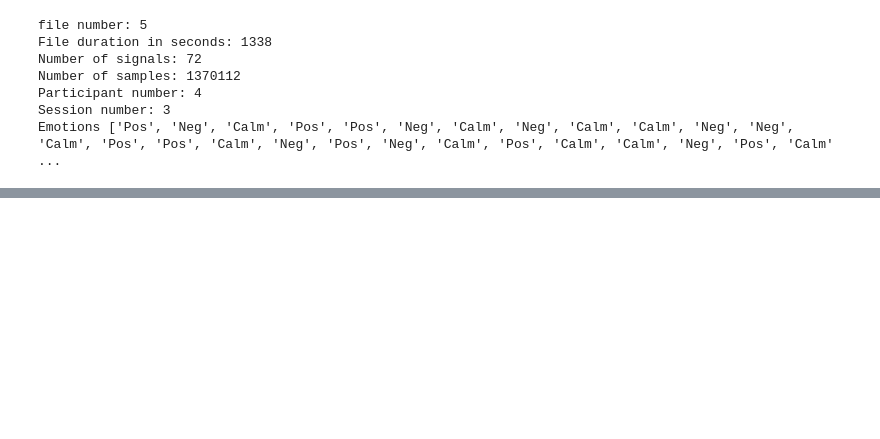
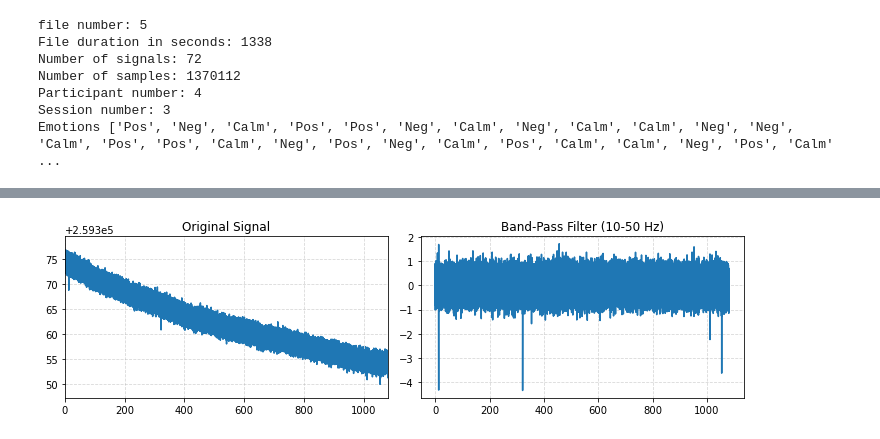
Before and after one commit to lyuxinghe/M2S, a Jupyter notebook: emf-emotion/mukhil_main.ipynb, the cells around one changed output, grey strips where cells are left out. Saved outputs shown, nothing was run; the diff lists cells and outputs as text; code cells hidden in the pictures; blank space fills up the shorter version.

```diff
--- a/emf-emotion/mukhil_main.ipynb
+++ b/emf-emotion/mukhil_main.ipynb
@@ -163,28 +166,0 @@ plot_signal(test_data, '1')
-# %%
-# bandpass in the 4-45 Hz range
-lowcut = 4
-highcut = 45
-count_nan = 0
-count_inf = 0
-filtered = butter_bandpass_filter(test_data, lowcut, highcut, fs)
-for i in range(len(filtered)):
-    if math.isnan(filtered[i]):
-        count_nan += 1
-    elif math.isinf(filtered[i]):
-        count_inf += 1
-
-tt = fft(test_data)
-plt.subplot(1,2,1)
-plt.xlim(0, 60000)
-plt.ylim(0, 10000)
-plt.plot(np.abs(tt))
-
-plt.subplot(1,2,2)
-yf = fft(filtered)
-# xf = fftfreq(len(filtered), 1 / fs)
-plt.xlim(0,90)
-plt.ylim(0, 10000)
-plt.plot(np.abs(yf))
-plt.show()
-
-plot_signal(filtered[100:], '2')
@@ -200,0 +184,14 @@ reconstructed_signals = ica.inverse_transform(ica_sources)
+# %%
+fig, (ax1, ax2) = plt.subplots(1, 2, figsize=(10, 3))
+ax1.plot(times, test_data)
+ax1.set_title("Original Signal")
+ax1.margins(0, .1)
+ax1.grid(alpha=.5, ls='--')
+filtered = filtered - np.mean(filtered)
+ax2.plot(times, filtered)
+ax2.set_title("Band-Pass Filter (10-50 Hz)")
+ax2.grid(alpha=.5, ls='--')
+plt.tight_layout()
+plt.show()
+# %% [output]
+[figure, added]
```
Also changed, not shown: parts of 46 cells of this notebook.
